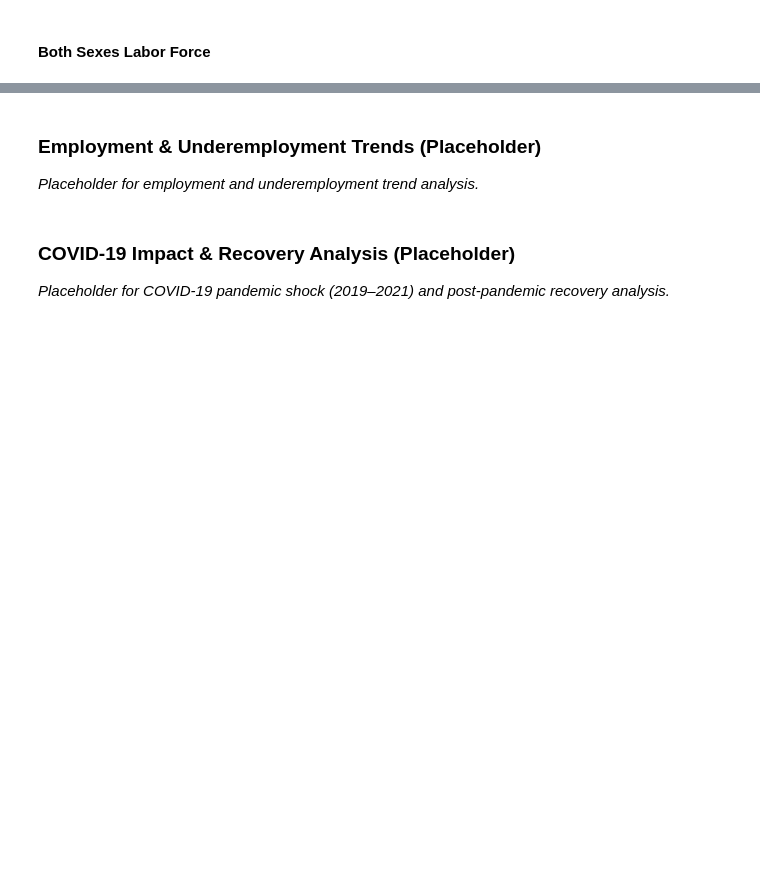
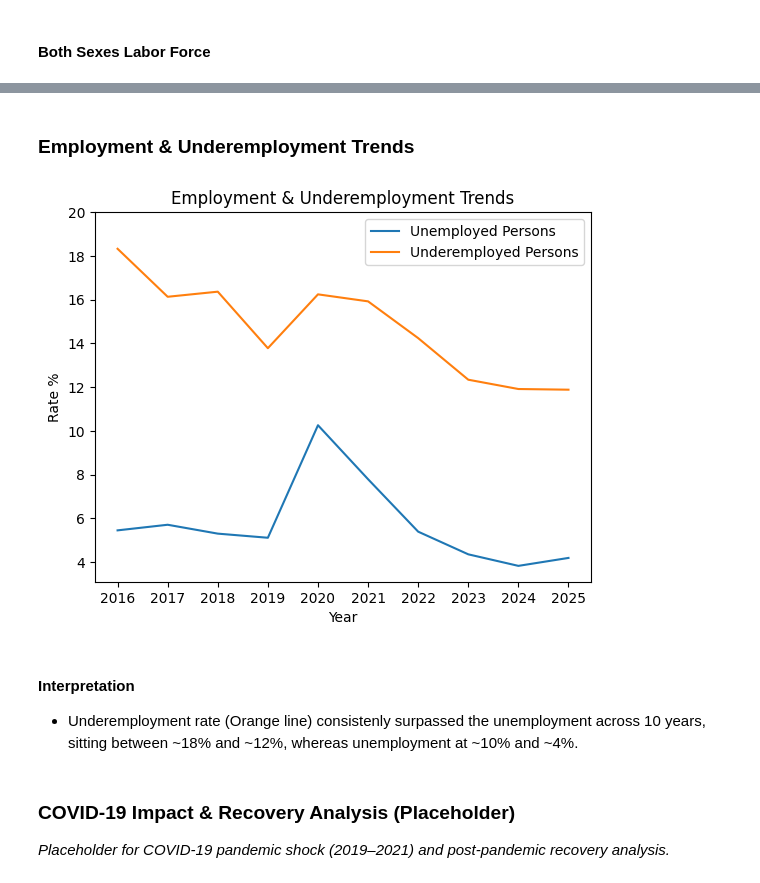
Before and after one commit to FrinceNacion/Philippine-Labor-2016-2025-Market-Analysis, a Jupyter notebook: notebook.ipynb, the cells around one changed output, grey strips where cells are left out. Saved outputs shown, nothing was run; the diff lists cells and outputs as text; code cells hidden in the pictures; blank space fills up the shorter version.

Commit message:
Update: added unemployment and underemployment trends figure

```diff
--- a/notebook.ipynb
+++ b/notebook.ipynb
@@ -226,6 +228,26 @@ Name: Persons in the Labor Force Both sexes, dtype: float64
 # %% [markdown]
-### Employment & Underemployment Trends (Placeholder)
-*Placeholder for employment and underemployment trend analysis.*
+### Employment & Underemployment Trends
+# %%
+x = labor_market['Year']
+y1 = labor_market['Unemployment Rate %']
+y2 = labor_market['Underemployment Rate %']
+
+plt.plot(x, y1, label = 'Unemployed Persons')
+plt.plot(x, y2, label = 'Underemployed Persons')
+plt.xlabel('Year')
+plt.ylabel('Rate %')
+plt.title('Employment & Underemployment Trends')
+plt.xticks(np.arange(2016, 2026, 1))
+plt.yticks(np.arange(4, 22, 2))
+plt.legend()
+plt.show()
+# %% [output]
+[figure, added]
+# %% [markdown]
+#### Interpretation
+
+
+*   Underemployment rate (Orange line) consistenly surpassed the unemployment across 10 years, sitting between ~18% and ~12%, whereas unemployment at ~10% and ~4%.
 # %% [markdown]
 ### COVID-19 Impact & Recovery Analysis (Placeholder)
 *Placeholder for COVID-19 pandemic shock (2019–2021) and post-pandemic recovery analysis.*
```
Also changed, not shown: parts of 4 cells of this notebook.
